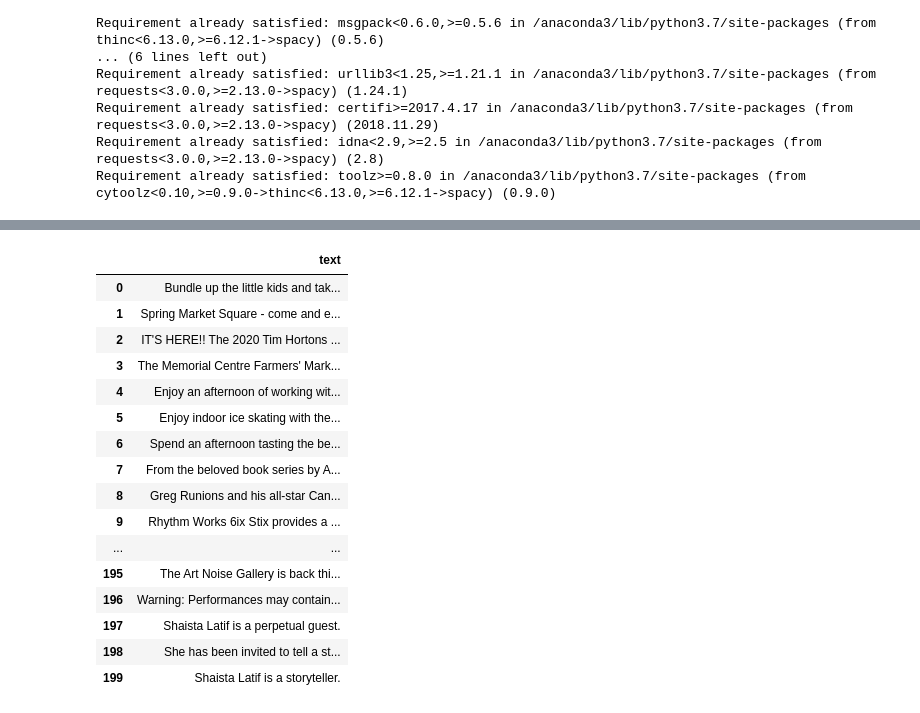
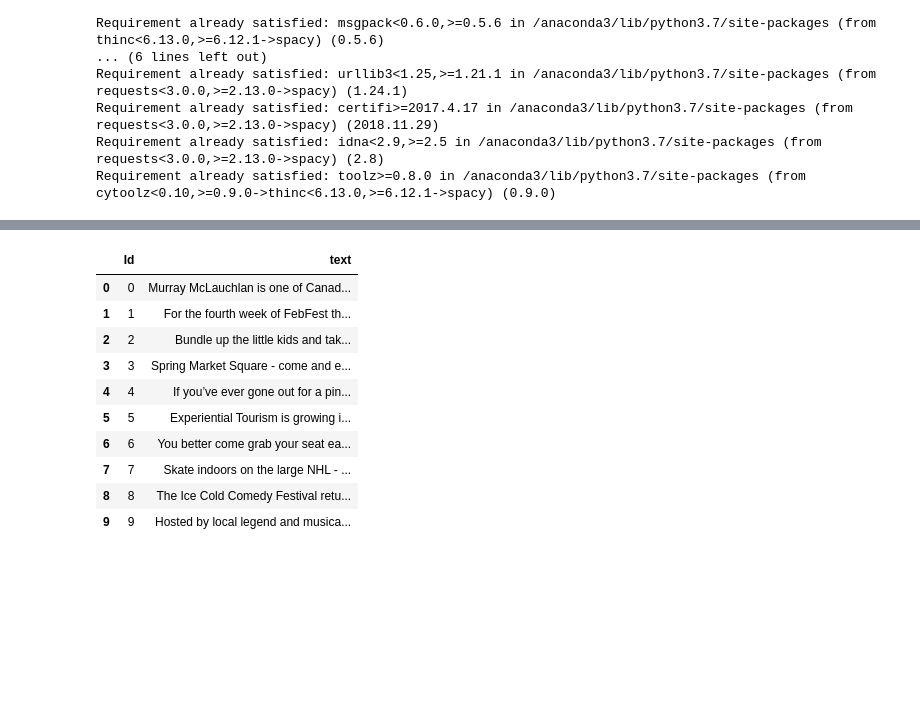
Before and after one commit to rashinagpal/EBC-6997, a Jupyter notebook: webscraper.ipynb, the cells around one changed output, grey strips where cells are left out. Drawn from its saved outputs; the diff is of its cells as text; code cells hidden in the pictures; blank space fills up the shorter version.

```diff
--- a/webscraper.ipynb
+++ b/webscraper.ipynb
@@ -38,9 +38,9 @@ options = {
 pd.set_option('display.max_rows', 1000) # edit how jupyter will render our pandas dataframes
 pd.options.mode.chained_assignment = None # prevent warning about working on a copy of a dataframe
 # %%
-df = pd.read_csv("data1.csv")
+df = pd.read_csv("rashi_data.csv")
 
-mini_df = df[:200]
+mini_df = df[:100]
 mini_df.index = pd.RangeIndex(len(mini_df.index))
 
 # comment this out to run on full dataset
@@ -101,24 +121,19 @@ def render_entities(idx, df, options={}, column='named_ents'):
 # %%
-df = pd.DataFrame(df['event_description'])
-df.columns = ['text']
-display(df)
+# df = pd.DataFrame(df['Description'])
+# df.columns = ['text']
+df = df.rename({'Description': 'text'}, axis=1)
+df.head(10)
 # %% [output]
-|  | text |
-| 0 | Bundle up the little kids and tak... |
-| 1 | Spring Market Square - come and e... |
-| 2 | IT'S HERE!! The 2020 Tim Hortons ... |
-| 3 | The Memorial Centre Farmers' Mark... |
-| 4 | Enjoy an afternoon of working wit... |
-| 5 | Enjoy indoor ice skating with the... |
-| 6 | Spend an afternoon tasting the be... |
-| 7 | From the beloved book series by A... |
-| 8 | Greg Runions and his all-star Can... |
-| 9 | Rhythm Works 6ix Stix provides a ... |
-| ... | ... |
-| 195 | The Art Noise Gallery is back thi... |
-| 196 | Warning: Performances may contain... |
-| 197 | Shaista Latif is a perpetual guest. |
-| 198 | She has been invited to tell a st... |
-| 199 | Shaista Latif is a storyteller. |
+|  | Id | text |
+| 0 | 0 | Murray McLauchlan is one of Canad... |
+| 1 | 1 | For the fourth week of FebFest th... |
+| 2 | 2 | Bundle up the little kids and tak... |
+| 3 | 3 | Spring Market Square - come and e... |
+| 4 | 4 | If you’ve ever gone out for a pin... |
+| 5 | 5 | Experiential Tourism is growing i... |
+| 6 | 6 | You better come grab your seat ea... |
+| 7 | 7 | Skate indoors on the large NHL - ... |
+| 8 | 8 | The Ice Cold Comedy Festival retu... |
+| 9 | 9 | Hosted by local legend and musica... |
 # %%
 def extract_named_ents(text):
```
Also changed, not shown: parts of 23 cells of this notebook.
